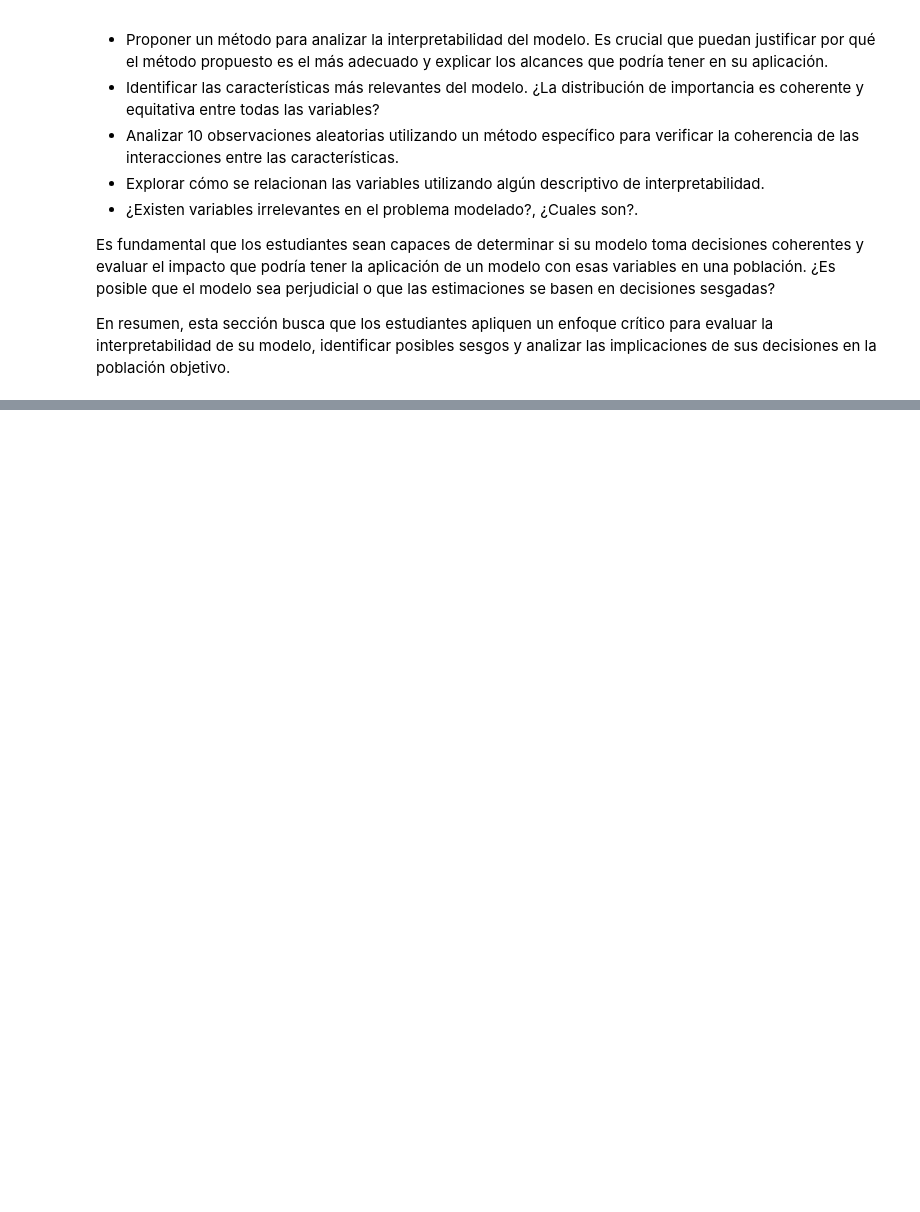
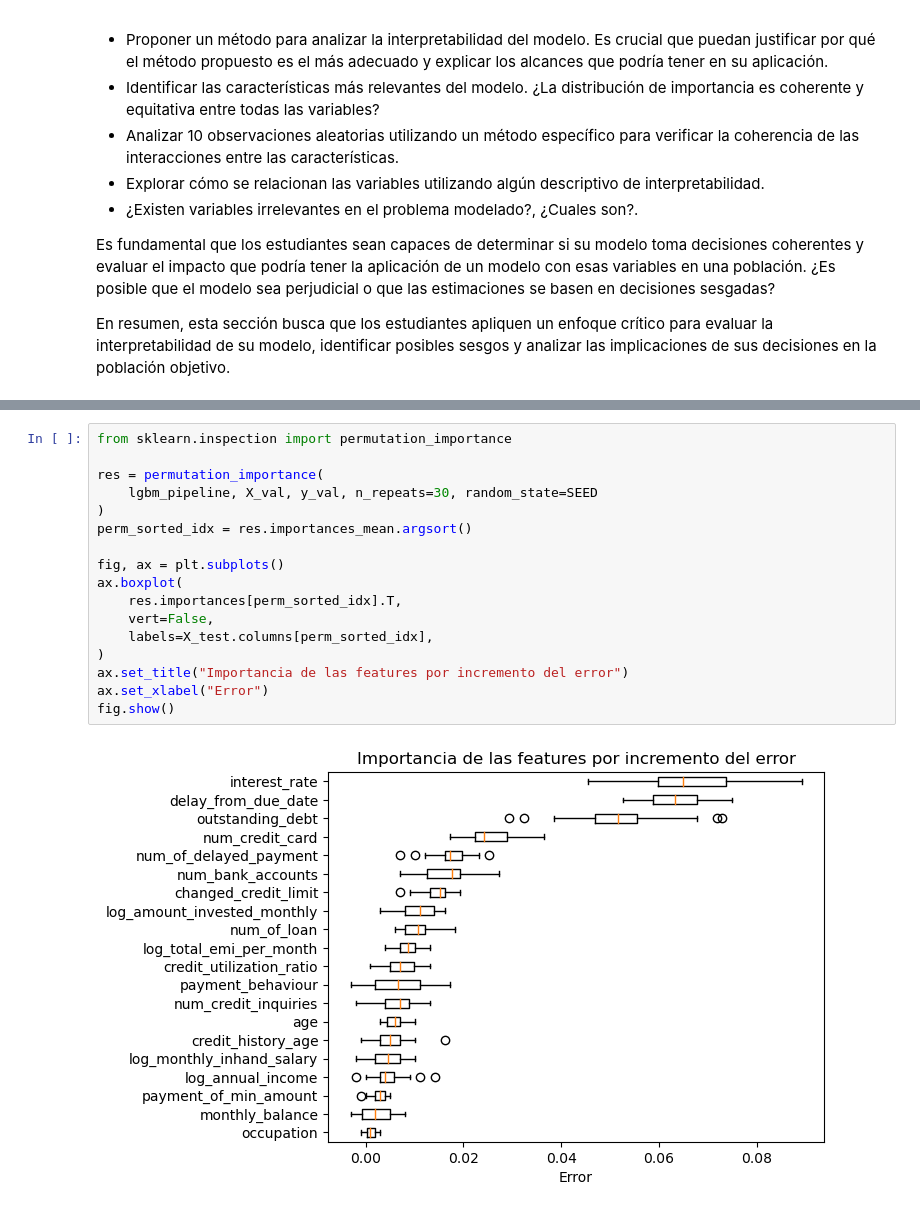
Before and after one commit to mgzotero/MDS7202, a Jupyter notebook: Proyectos/Proyecto 2/proyecto2.ipynb, the cells around one changed output, grey strips where cells are left out. Cells and saved outputs as stored; diff of their text form; blank space fills up the shorter version.

```diff
--- a/Proyectos/Proyecto 2/proyecto2.ipynb
+++ b/Proyectos/Proyecto 2/proyecto2.ipynb
@@ -843,0 +821,19 @@ import shap
+# %%
+from sklearn.inspection import permutation_importance
+
+res = permutation_importance(
+    lgbm_pipeline, X_val, y_val, n_repeats=30, random_state=SEED
+)
+perm_sorted_idx = res.importances_mean.argsort()
+
+fig, ax = plt.subplots()
+ax.boxplot(
+    res.importances[perm_sorted_idx].T,
+    vert=False,
+    labels=X_test.columns[perm_sorted_idx],
+)
+ax.set_title("Importancia de las features por incremento del error")
+ax.set_xlabel("Error")
+fig.show()
+# %% [output]
+[figure, added]
```
Also changed, not shown: parts of 25 cells of this notebook.
